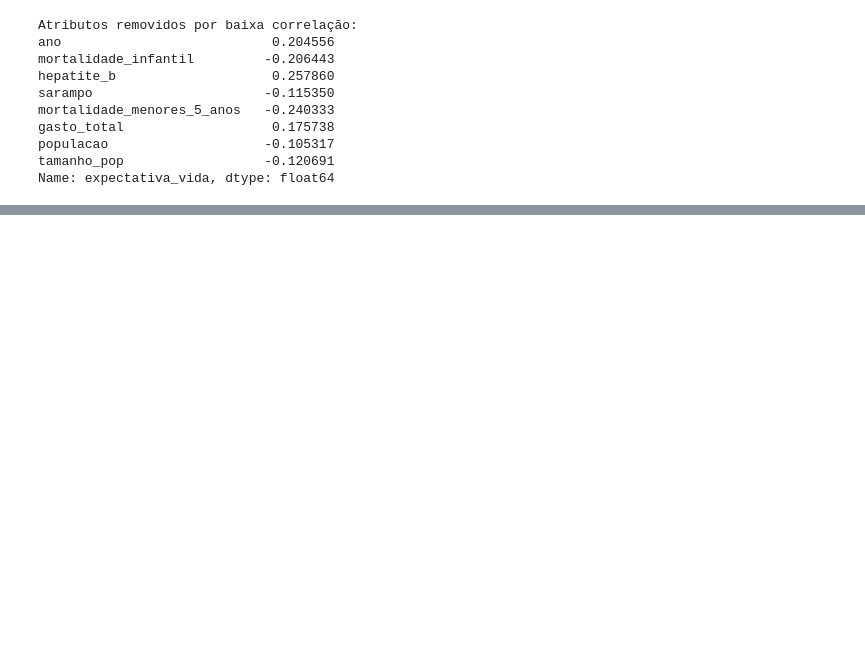
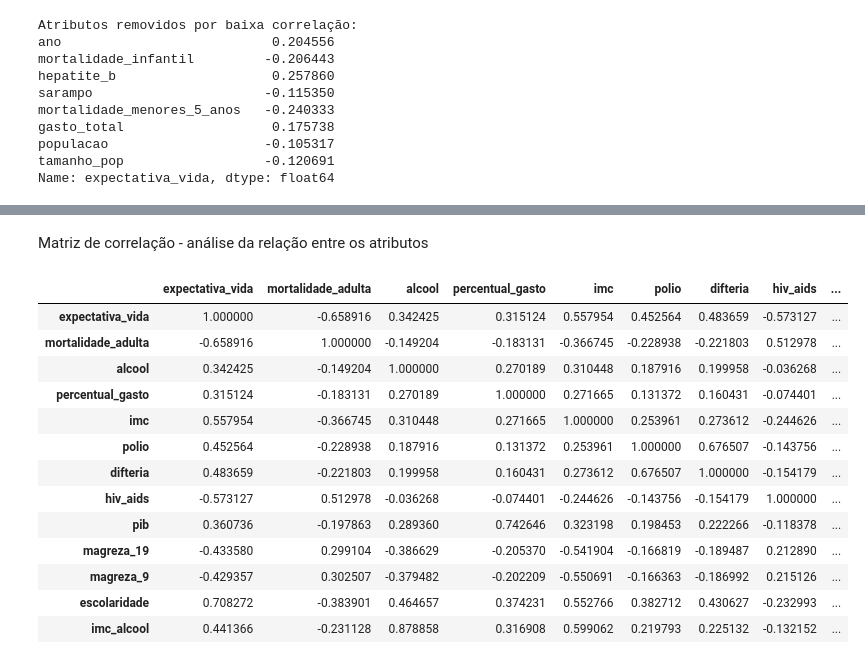
Before and after one commit to prisciladalepiane/machine-learning, a Jupyter notebook: projetos/matematica-estatistica-aplicada/06/modelagem-estatistica-indicadores-socieconomicos.ipynb, the cells around one changed output, grey strips where cells are left out. Cells and saved outputs as stored; diff of their text form; code cells hidden in the pictures; blank space fills up the shorter version.

```diff
--- a/projetos/matematica-estatistica-aplicada/06/modelagem-estatistica-indicadores-socieconomicos.ipynb
+++ b/projetos/matematica-estatistica-aplicada/06/modelagem-estatistica-indicadores-socieconomicos.ipynb
@@ -479,6 +483,6 @@ Name: expectativa_vida, dtype: float64
 # %%
 # remover atributos com baixa correlação
 
-novo_df2 = novo_df.drop(atributos_removidos)
-novo_df2
+df2 = novo_df.drop(atributos_removidos, axis=1)
+df2.info()
 # %% [output]
@@ -485,0 +509,20 @@ KeyError: "['ano', 'mortalidade_infantil', 'hepatite_b', 'sarampo', 'mortalidade
+# %% [markdown]
+Matriz de correlação - análise da relação entre os atributos
+# %%
+df2Corr = df2.corr()
+df2Corr
+# %% [output]
+|  | expectativa_vida | mortalidade_adulta | alcool | percentual_gasto | imc | polio | difteria | hiv_aids | ... |
+| expectativa_vida | 1.000000 | -0.658916 | 0.342425 | 0.315124 | 0.557954 | 0.452564 | 0.483659 | -0.573127 | ... |
+| mortalidade_adulta | -0.658916 | 1.000000 | -0.149204 | -0.183131 | -0.366745 | -0.228938 | -0.221803 | 0.512978 | ... |
+| alcool | 0.342425 | -0.149204 | 1.000000 | 0.270189 | 0.310448 | 0.187916 | 0.199958 | -0.036268 | ... |
+| percentual_gasto | 0.315124 | -0.183131 | 0.270189 | 1.000000 | 0.271665 | 0.131372 | 0.160431 | -0.074401 | ... |
+| imc | 0.557954 | -0.366745 | 0.310448 | 0.271665 | 1.000000 | 0.253961 | 0.273612 | -0.244626 | ... |
+| polio | 0.452564 | -0.228938 | 0.187916 | 0.131372 | 0.253961 | 1.000000 | 0.676507 | -0.143756 | ... |
+| difteria | 0.483659 | -0.221803 | 0.199958 | 0.160431 | 0.273612 | 0.676507 | 1.000000 | -0.154179 | ... |
+| hiv_aids | -0.573127 | 0.512978 | -0.036268 | -0.074401 | -0.244626 | -0.143756 | -0.154179 | 1.000000 | ... |
+| pib | 0.360736 | -0.197863 | 0.289360 | 0.742646 | 0.323198 | 0.198453 | 0.222266 | -0.118378 | ... |
+| magreza_19 | -0.433580 | 0.299104 | -0.386629 | -0.205370 | -0.541904 | -0.166819 | -0.189487 | 0.212890 | ... |
+| magreza_9 | -0.429357 | 0.302507 | -0.379482 | -0.202209 | -0.550691 | -0.166363 | -0.186992 | 0.215126 | ... |
+| escolaridade | 0.708272 | -0.383901 | 0.464657 | 0.374231 | 0.552766 | 0.382712 | 0.430627 | -0.232993 | ... |
+| imc_alcool | 0.441366 | -0.231128 | 0.878858 | 0.316908 | 0.599062 | 0.219793 | 0.225132 | -0.132152 | ... |
```
Also changed, not shown: parts of 13 cells of this notebook.
